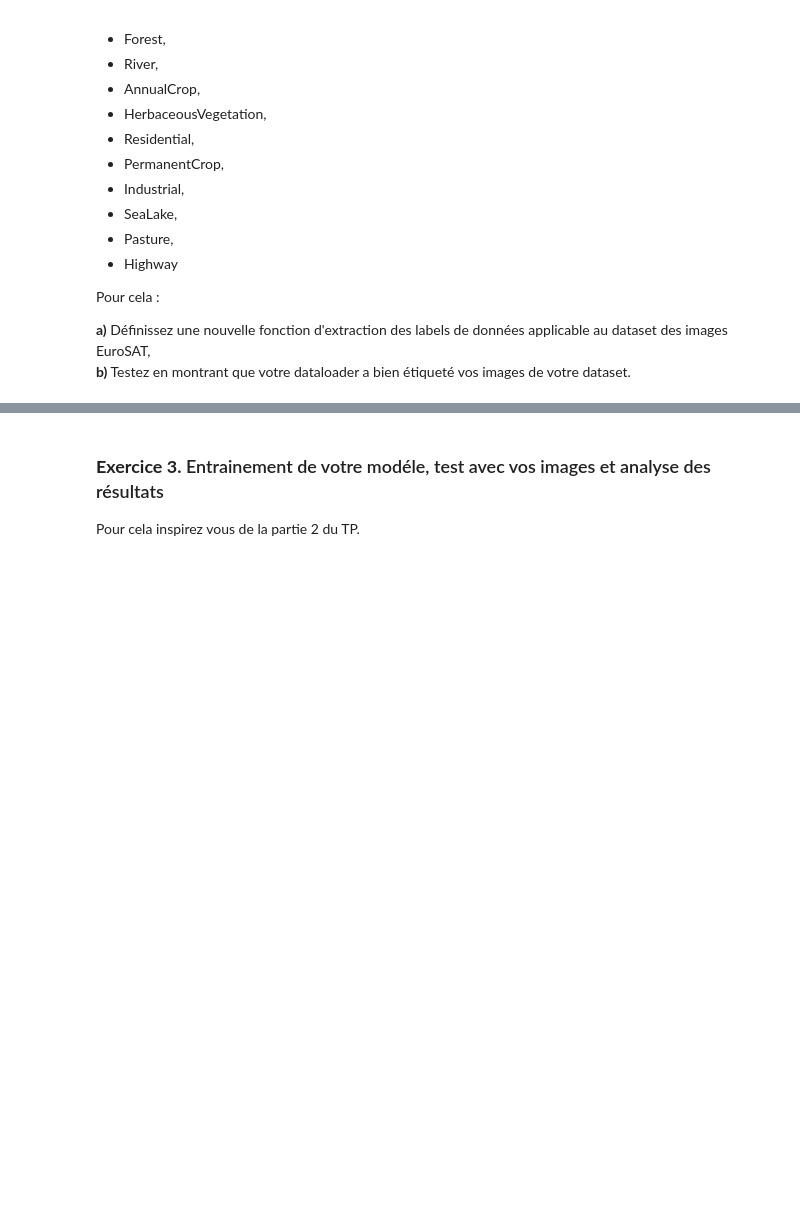
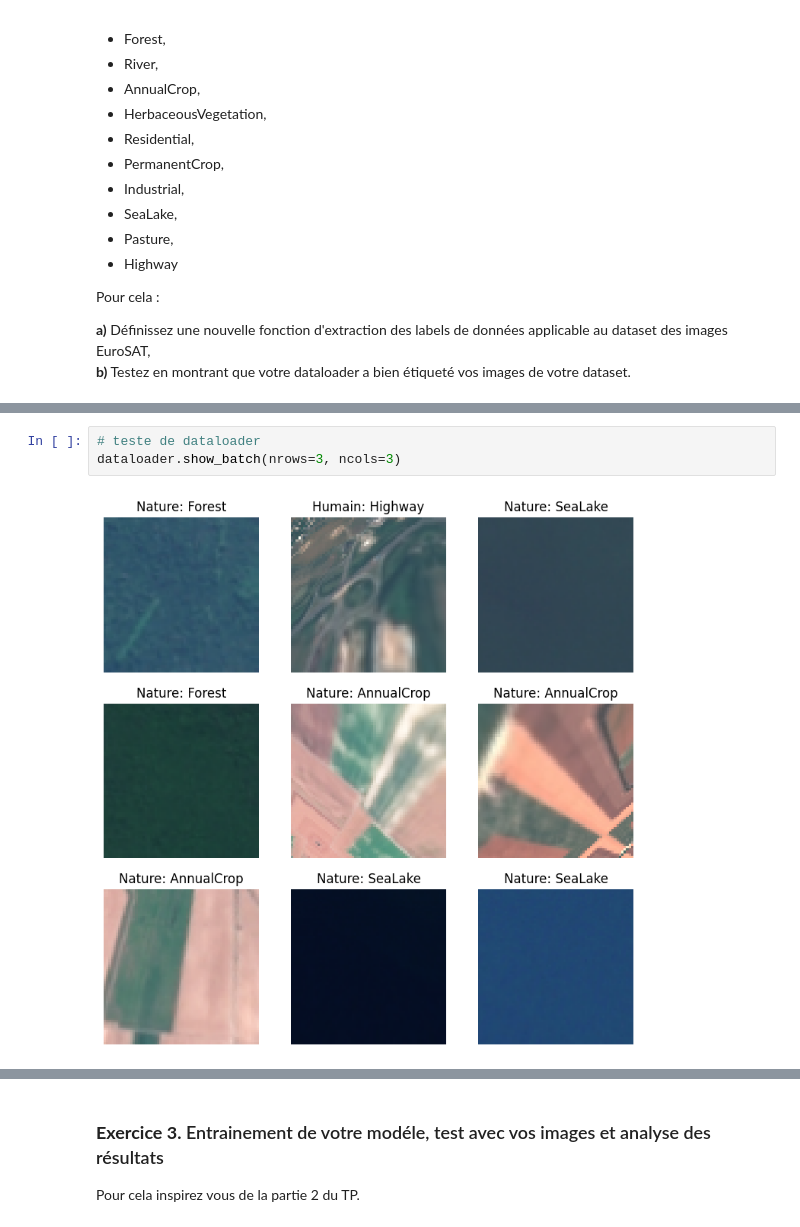
Before and after one commit to CamaraTinah/test_compendium, a Jupyter notebook: TP/TP_1_GIS.ipynb, the cells around one changed output, grey strips where cells are left out. Drawn from its saved outputs; the diff is of its cells as text; blank space fills up the shorter version.

```diff
--- a/TP/TP_1_GIS.ipynb
+++ b/TP/TP_1_GIS.ipynb
@@ -505,0 +566,5 @@ Il vous est demandé de pouv oir maintenant considérer les classes suivantes :
+# %%
+# teste de dataloader
+dataloader.show_batch(nrows=3, ncols=3)
+# %% [output]
+[figure, added]
```
Also changed, not shown: parts of 24 cells of this notebook.
